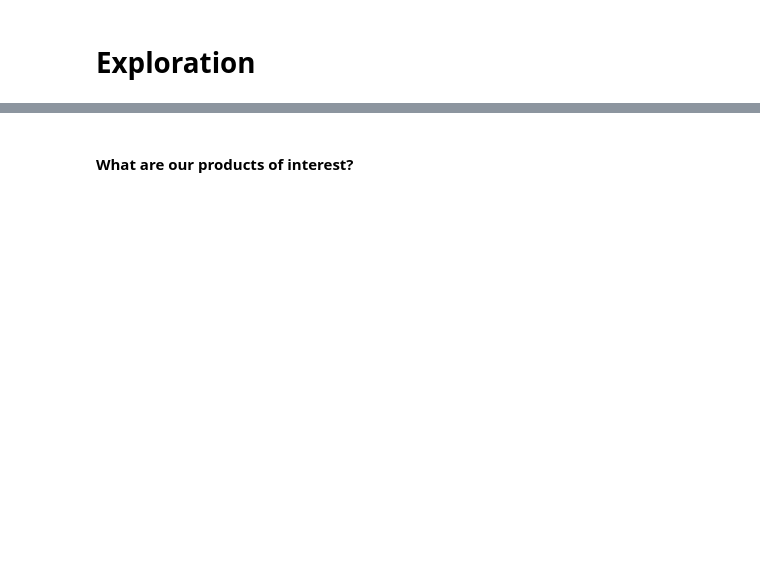
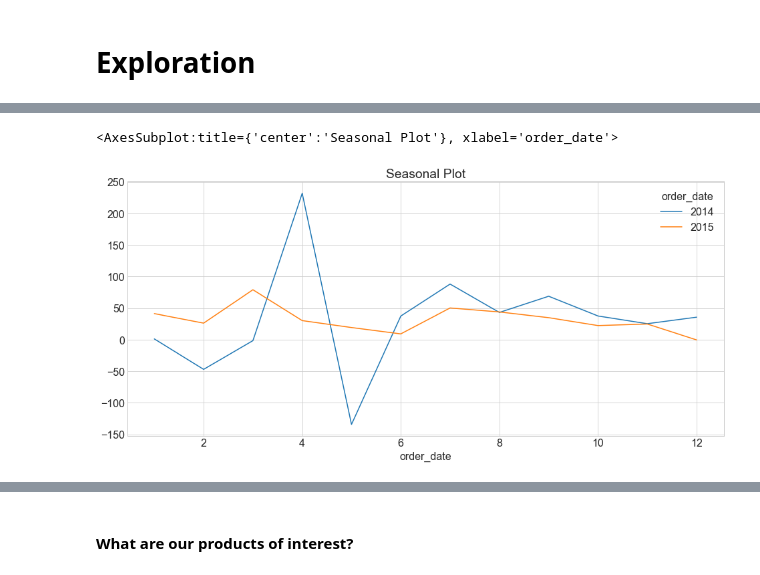
Before and after one commit to superstore-stephen-jesse/superstor-time-series-project, a Jupyter notebook: explore_stephen.ipynb, the cells around one changed output, grey strips where cells are left out. Cells and saved outputs as stored; diff of their text form; code cells hidden in the pictures; blank space fills up the shorter version.

Commit message:
Explore Time Series

```diff
--- a/explore_stephen.ipynb
+++ b/explore_stephen.ipynb
@@ -198,0 +225,11 @@ dtype: bool
+# %%
+# Assign the y variable to target variable (category)
+
+y = train.profit
+# %%
+# Profit variations over time
+
+y.groupby([y.index.year, y.index.month]).mean().unstack(0).plot(title='Seasonal Plot')
+# %% [output]
+<AxesSubplot:title={'center':'Seasonal Plot'}, xlabel='order_date'>
+[figure, added]
```
Also changed, not shown: parts of 36 cells of this notebook.
